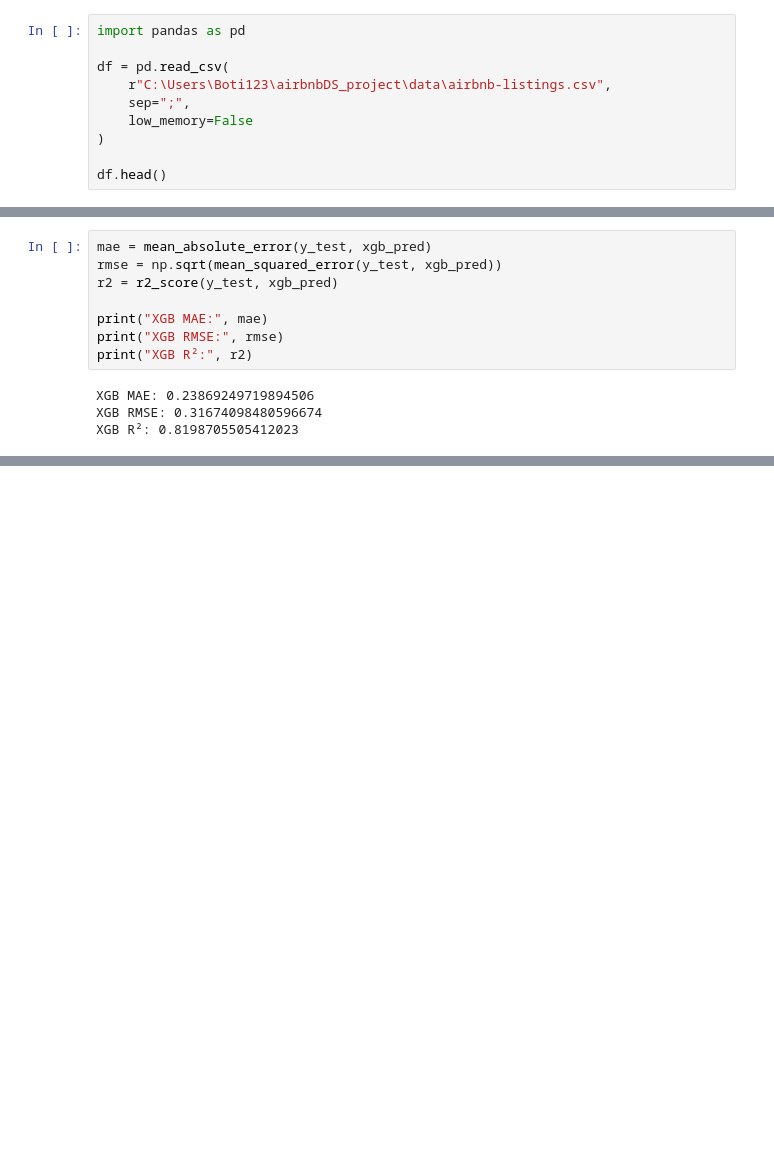
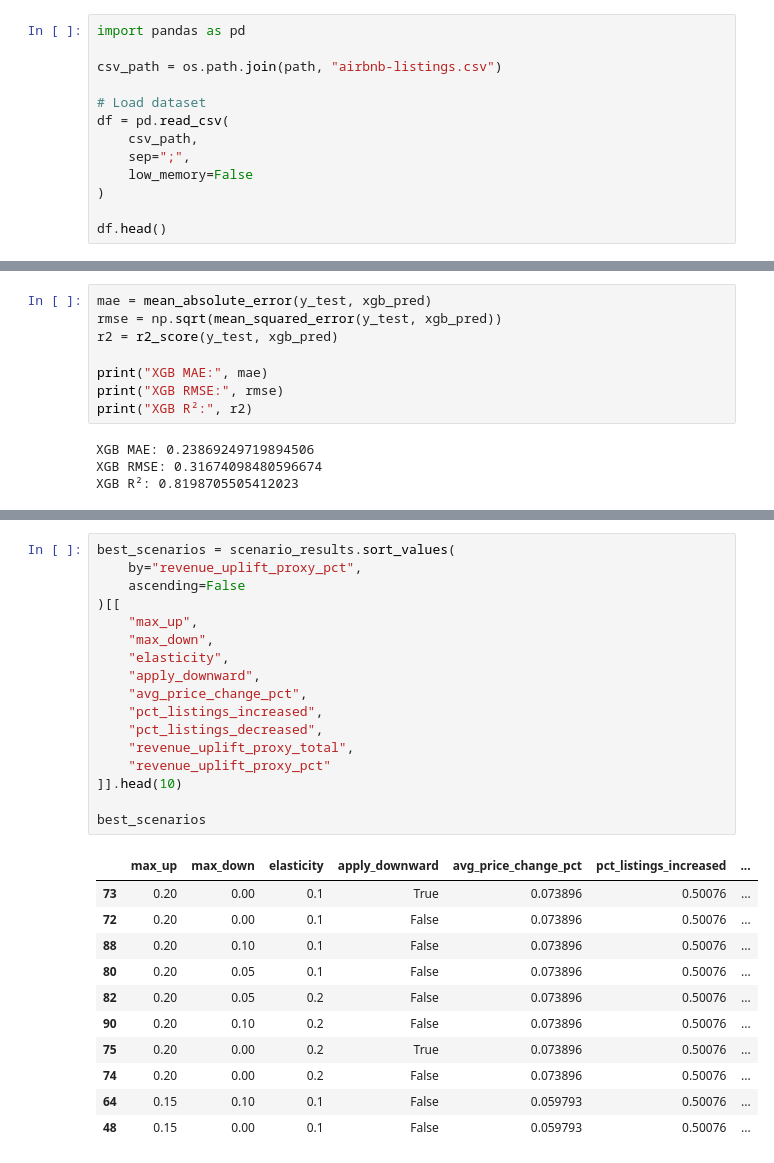
Before and after one commit to BiroBotond17/airbnbDS_project, a Jupyter notebook: notebooks/price_pred.ipynb, the cells around one changed output, grey strips where cells are left out. Cells and saved outputs as stored; diff of their text form; blank space fills up the shorter version.

```diff
--- a/notebooks/price_pred.ipynb
+++ b/notebooks/price_pred.ipynb
@@ -6,8 +25,11 @@ os.getcwd()
 # %%
 import pandas as pd
 
+csv_path = os.path.join(path, "airbnb-listings.csv")
+
+# Load dataset
 df = pd.read_csv(
-    r"C:\Users\Boti123\airbnbDS_project\data\airbnb-listings.csv",
+    csv_path,
     sep=";",
     low_memory=False
 )
@@ -594,0 +877,29 @@ XGB R²: 0.8198705505412023
+# %%
+best_scenarios = scenario_results.sort_values(
+    by="revenue_uplift_proxy_pct",
+    ascending=False
+)[[
+    "max_up",
+    "max_down",
+    "elasticity",
+    "apply_downward",
+    "avg_price_change_pct",
+    "pct_listings_increased",
+    "pct_listings_decreased",
+    "revenue_uplift_proxy_total",
+    "revenue_uplift_proxy_pct"
+]].head(10)
+
+best_scenarios
+# %% [output]
+|  | max_up | max_down | elasticity | apply_downward | avg_price_change_pct | pct_listings_increased | ... |
+| 73 | 0.20 | 0.00 | 0.1 | True | 0.073896 | 0.50076 | ... |
+| 72 | 0.20 | 0.00 | 0.1 | False | 0.073896 | 0.50076 | ... |
+| 88 | 0.20 | 0.10 | 0.1 | False | 0.073896 | 0.50076 | ... |
+| 80 | 0.20 | 0.05 | 0.1 | False | 0.073896 | 0.50076 | ... |
+| 82 | 0.20 | 0.05 | 0.2 | False | 0.073896 | 0.50076 | ... |
+| 90 | 0.20 | 0.10 | 0.2 | False | 0.073896 | 0.50076 | ... |
+| 75 | 0.20 | 0.00 | 0.2 | True | 0.073896 | 0.50076 | ... |
+| 74 | 0.20 | 0.00 | 0.2 | False | 0.073896 | 0.50076 | ... |
+| 64 | 0.15 | 0.10 | 0.1 | False | 0.059793 | 0.50076 | ... |
+| 48 | 0.15 | 0.00 | 0.1 | False | 0.059793 | 0.50076 | ... |
```
Also changed, not shown: parts of 20 cells of this notebook, 8 other files.
